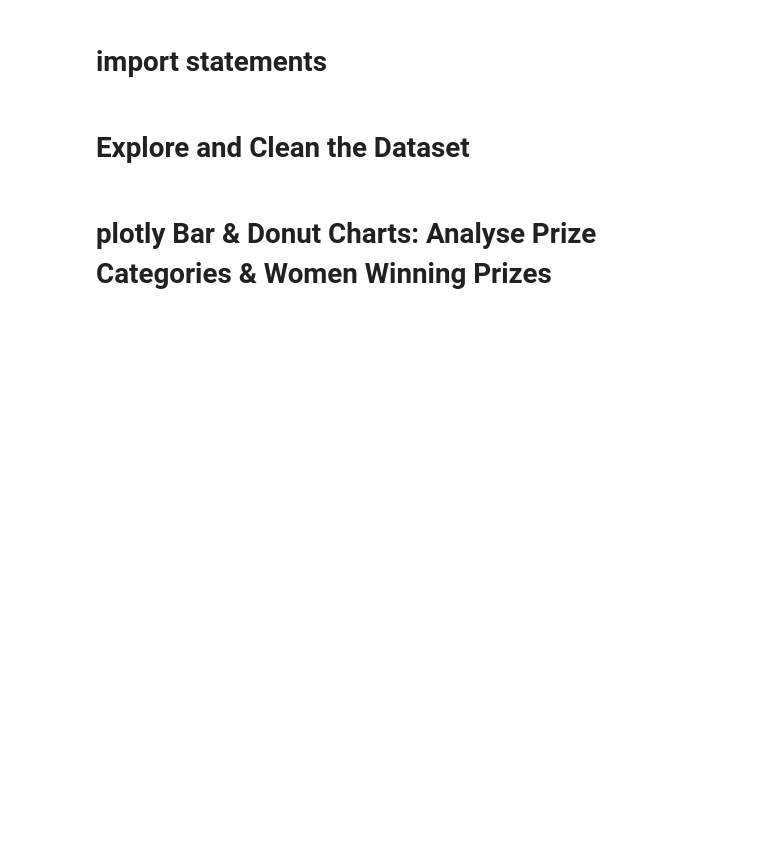
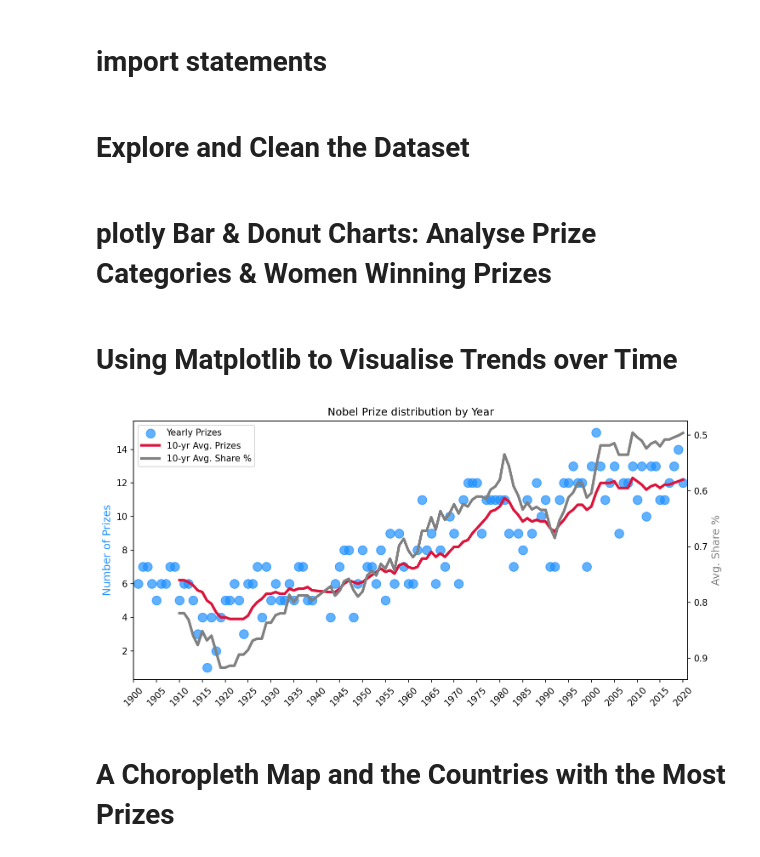
Before and after one commit to myself-Irfan/100_Python_Angela, a Jupyter notebook: 79.ipynb, the cells around one changed output. Cells and saved outputs as stored; diff of their text form; code cells hidden in the pictures; blank space fills up the shorter version.

```diff
--- a/79.ipynb
+++ b/79.ipynb
@@ -204,3 +204,76 @@ if __name__ == '__main__':
     # print(f'First economics award info:\n{in_df[in_df.category == 'Economics'].sort_values(by="year").iloc[0]}')
 
     gen_bar_gender_category(in_df)
+# %% [markdown]
+# Using Matplotlib to Visualise Trends over Time
+# %%
+def gen_chart_yearly_noblel(in_df: pd.DataFrame) -> None:
+    awards_per_year = in_df.groupby('year').count().prize
+    moving_avg = awards_per_year.rolling(window=10).mean()
+
+    yearly_share = in_df.groupby('year').agg({'share_pct': 'mean'})
+    share_moving_avg = yearly_share.rolling(window=10).mean()
+
+    plt.figure(figsize=(10, 5), dpi=150)
+    plt.title(f'Nobel Prize distribution by Year')
+    plt.xticks(
+        ticks=np.arange(
+            awards_per_year.index.min() - 1,
+            awards_per_year.index.max() + 1,
+            step=5
+        ),
+        fontsize=10,
+        rotation=45
+    )
+    plt.yticks(fontsize=10)
+
+    ax1 = plt.gca()
+    ax2 = ax1.twinx()
+    ax1.set_xlim(awards_per_year.index.min() -1, awards_per_year.index.max() + 1)
+    ax1.set_ylabel('Number of Prizes', color='dodgerblue', fontsize=12)
+    ax2.set_ylabel('Avg. Share %', color='grey', fontsize=12)
+    ax2.invert_yaxis()
+
+    ax1.scatter(
+        x=awards_per_year.index,
+        y=awards_per_year.values,
+        c='dodgerblue',
+        alpha=0.7,
+        s=100,
+        label='Yearly Prizes'
+    )
+    ax1.plot(
+        awards_per_year.index,
+        moving_avg.values,
+        c='crimson',
+        linewidth=3,
+        label='10-yr Avg. Prizes'
+    )
+
+    ax2.plot(
+        awards_per_year.index,
+        share_moving_avg.values,
+        c='grey',
+        linewidth=3,
+        label='10-yr Avg. Share %'
+    )
+
+    lines, labels = ax1.get_legend_handles_labels()
+    lines2, labels2 = ax2.get_legend_handles_labels()
+    ax1.legend(lines + lines2, labels + labels2, loc='upper left')
+
+    plt.tight_layout()
+    plt.show()
+
+
+if __name__ == '__main__':
+    setup_logging()
+
+    in_df = fetch_df('input-79.csv')
+    in_df = conv_df_dtype(in_df)
+
+    gen_chart_yearly_noblel(in_df)
+# %% [output]
+[figure, added]
+# %% [markdown]
+# A Choropleth Map and the Countries with the Most Prizes
```
Also changed, not shown: parts of 1 cell of this notebook.
